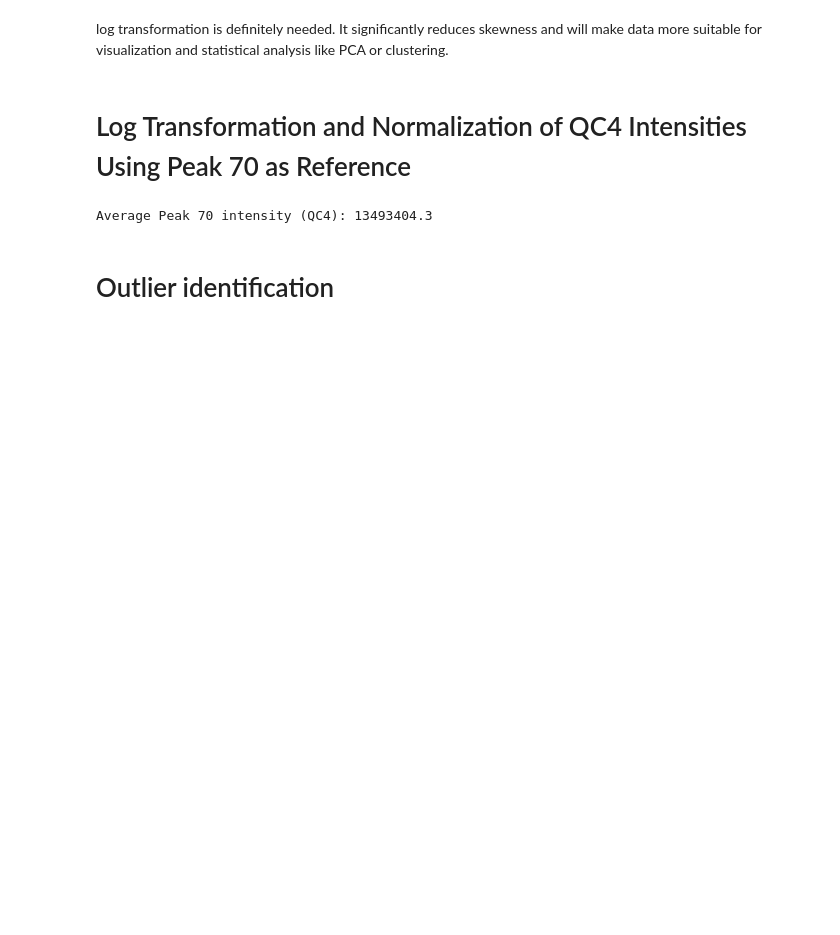
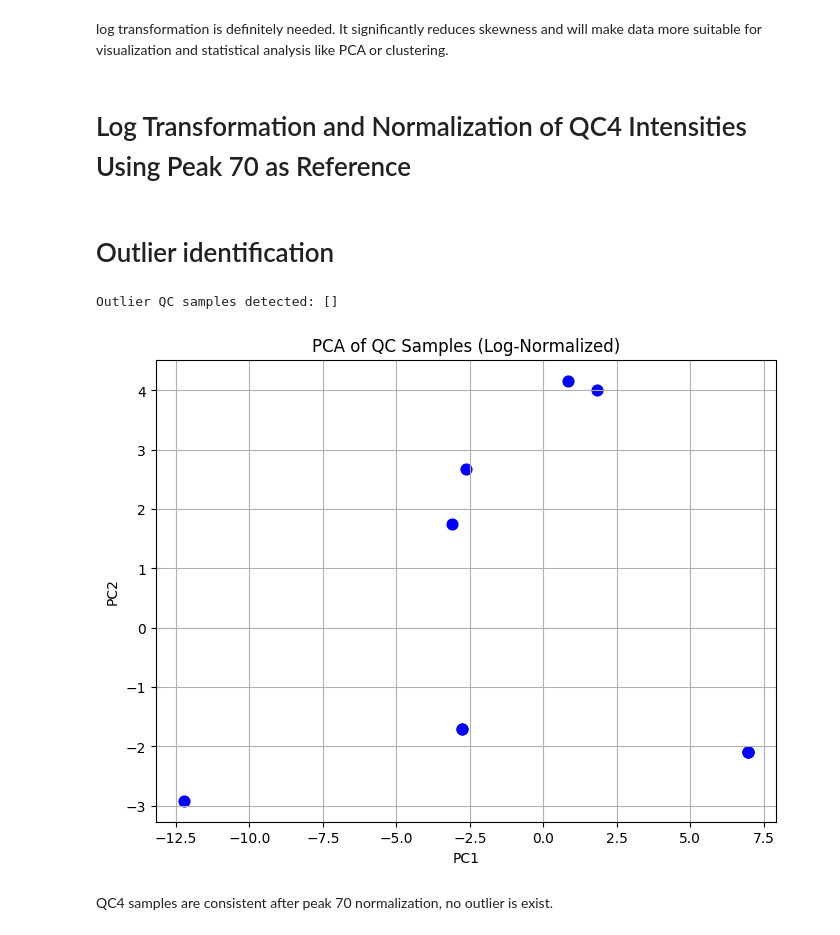
Before and after one commit to Fatemeh1362/internship, a Jupyter notebook: metrix_qc_prepration.ipynb, the cells around one changed output. Drawn from its saved outputs; the diff is of its cells as text; code cells hidden in the pictures; blank space fills up the shorter version.

Commit message:
Update metrix_qc_prepration.ipynb
adding outlier identification

```diff
--- a/metrix_qc_prepration.ipynb
+++ b/metrix_qc_prepration.ipynb
@@ -367,7 +340,6 @@ It significantly reduces skewness and will make data more suitable for visualiza
 # %% [markdown]
 # Log Transformation and Normalization of QC4 Intensities Using Peak 70 as Reference
 # %%
-
 # Extract Peak 70 from cleaned QC and get QC4 columns only
 peak70_qc = cleaned_qc[cleaned_qc['Peak'] == 70]
 
@@ -376,9 +348,9 @@ metadata_cols = ['Peak', 'm/z', 'ID Names', 'tR_best']
 
 # Create tidy QC4 dataframe
 qc4_cols = [col for col in cleaned_qc.columns if 'QC4' in col and col not in metadata_cols]
+
 # Calculate the average Peak 70 intensity from QC4
 qc4_peak70_mean = peak70_qc[qc4_cols].mean(axis=1).values[0]
-print(f"Average Peak 70 intensity (QC4): {qc4_peak70_mean}")
 
 # Melt QC data into long format
 qc_tidy = cleaned_qc.melt(
@@ -399,7 +371,48 @@ log_peak70_mean = np.log10(float(qc4_peak70_mean))
 
 # Normalize in log space
 qc_tidy['Log_Normalized_Intensity'] = qc_tidy['Log_Intensity'] - log_peak70_mean
+qc_tidy.to_csv(r"C:\Users\fatemehm\OneDrive - Royal HZPC Group\Desktop\internship\bio_rep1\msmetrix_data\qc_tidy_log_normalized.csv", index=False)
-# %% [output]
-Average Peak 70 intensity (QC4): 13493404.3
 # %% [markdown]
 # Outlier identification
+# %%
+
+from sklearn.decomposition import PCA
+from scipy.stats import zscore
+
+# Pivot tidy data to wide format
+qc_matrix = qc_tidy.pivot_table(
+    index='Sample',
+    columns='Peak',
+    values='Log_Normalized_Intensity'
+)
+
+
+# outlier detection  by zscore
+z_scores = zscore(qc_matrix, axis=0, nan_policy='omit')
+z_scores_abs = np.abs(z_scores)
+outlier_mask = (z_scores_abs > 3).any(axis=1)
+
+# Print the result
+outlier_samples = qc_matrix.index[outlier_mask].tolist()
+print(f"Outlier QC samples detected: {outlier_samples}")
+
+#plot pca
+pca = PCA(n_components=2)
+pca_scores = pca.fit_transform(qc_matrix.fillna(0))
+
+plt.figure(figsize=(8, 6))
+for i, sample in enumerate(qc_matrix.index):
+    color = 'red' if sample in outlier_samples else 'blue'
+    plt.scatter(pca_scores[i, 0], pca_scores[i, 1], c=color, label=sample if i == 0 else "", s=60)
+
+plt.title('PCA of QC Samples (Log-Normalized)')
+plt.xlabel('PC1')
+plt.ylabel('PC2')
+plt.grid(True)
+plt.legend([], frameon=False)
+plt.show()
+# %% [output]
+Outlier QC samples detected: []
+[figure, added]
+# %% [markdown]
+QC4 samples are consistent after peak 70 normalization, no outlier is exist.
```
Also changed, not shown: parts of 4 cells of this notebook.
